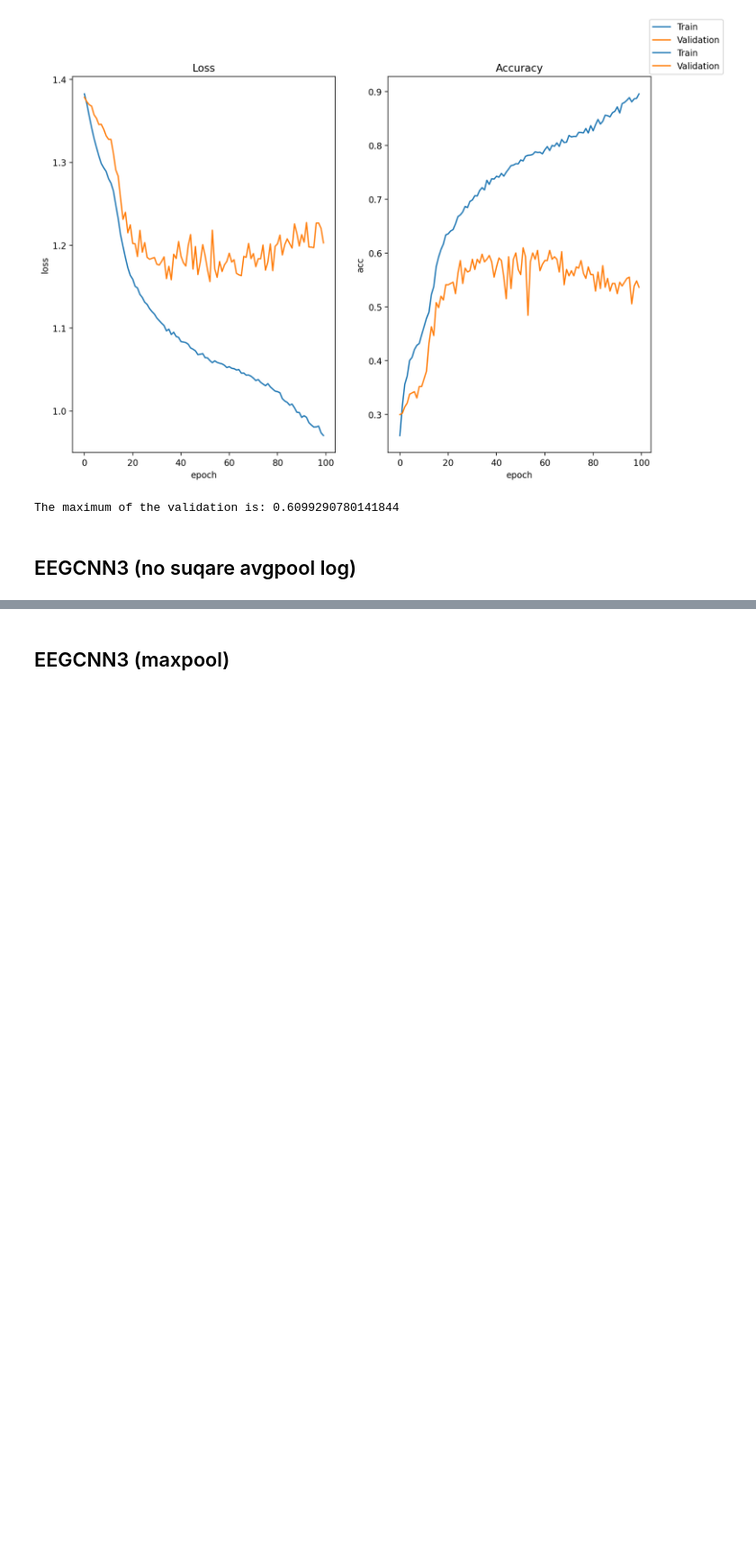
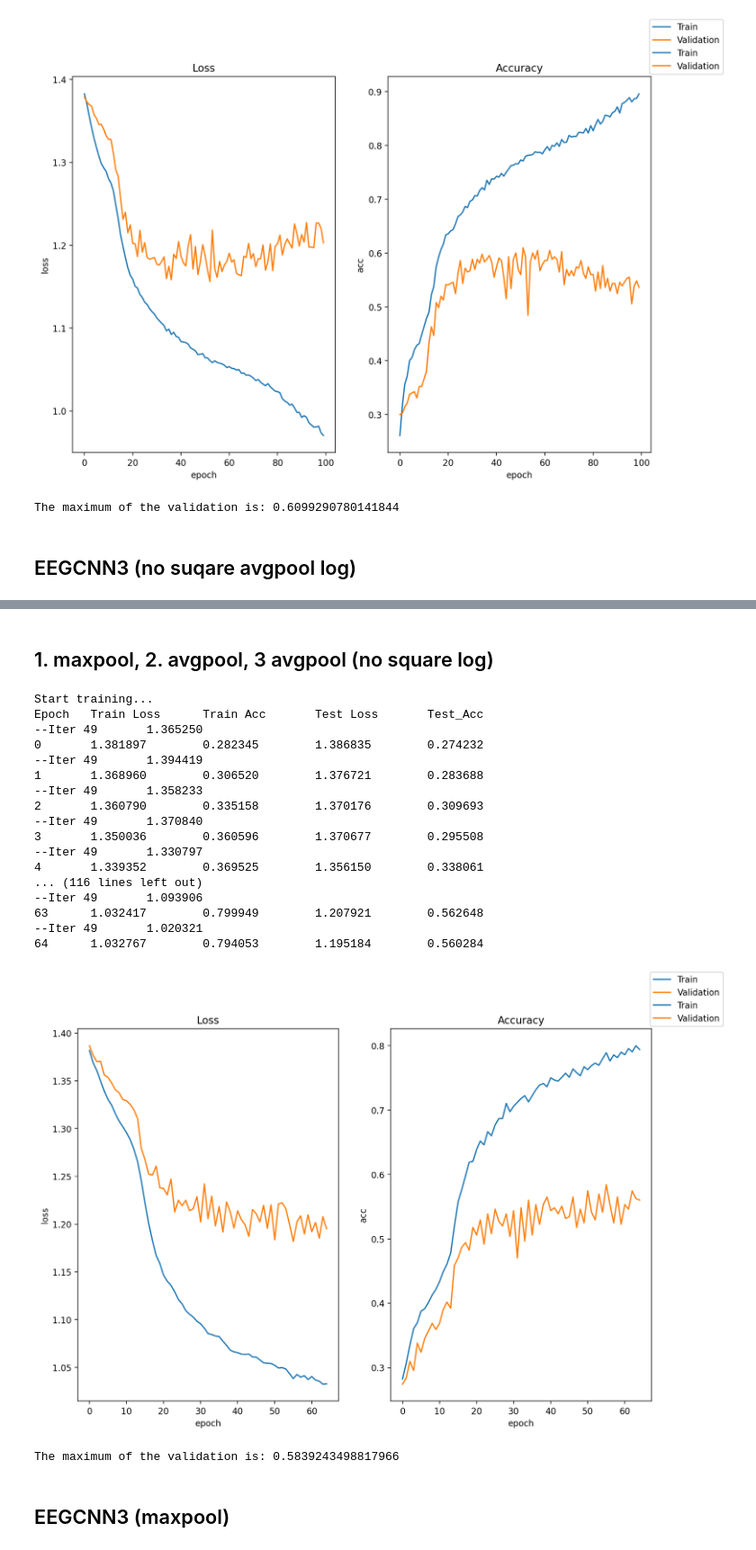
Before and after one commit to RX-0-95/EEG_Classification, a Jupyter notebook: CNN_dev.ipynb, the cells around one changed output, grey strips where cells are left out. Shown at 90% size. Drawn from its saved outputs; the diff is of its cells as text; code cells hidden in the pictures; blank space fills up the shorter version.

```diff
--- a/CNN_dev.ipynb
+++ b/CNN_dev.ipynb
@@ -264,2 +264,44 @@ The maximum of the validation is: 0.6288416075650118
+# %% [markdown]
+## 1. maxpool, 2. avgpool, 3 avgpool (no square log)
+# %%
+model = EEGCNNc3(1,4,activation='elu').to('cuda')
+options = {
+    'train_batch_size': 32,
+    'scheduler_patience': 80,
+    'weight_decay': 0.15,
+    'val_batch_size': 1,
+    'learning_rate': 1e-4,
+    'epoch_num': 65,
+    #'transform': 'shift_positive'
+}
+train_val_data = eeg_train_val_loader(
+    X_train_valid_dir, y_train_valid_dir)
+loss_fn = nn.CrossEntropyLoss()
+logs,_= train(model, options, loss_fn,
+        data_dir=X_train_valid_dir,
+        label_dir=y_train_valid_dir,
+        preload_gpu=True)
+max_val = np.max(logs['val_acc'])
+print('The maximum of the validation is: {}'.format(max_val))
+# %% [output]
+Start training...
+Epoch   Train Loss      Train Acc       Test Loss       Test_Acc
+--Iter 49       1.365250
+0       1.381897        0.282345        1.386835        0.274232
+--Iter 49       1.394419
+1       1.368960        0.306520        1.376721        0.283688
+--Iter 49       1.358233
+2       1.360790        0.335158        1.370176        0.309693
+--Iter 49       1.370840
+3       1.350036        0.360596        1.370677        0.295508
+--Iter 49       1.330797
+4       1.339352        0.369525        1.356150        0.338061
+... (116 lines left out)
+--Iter 49       1.093906
+63      1.032417        0.799949        1.207921        0.562648
+--Iter 49       1.020321
+64      1.032767        0.794053        1.195184        0.560284
+[figure, added]
+The maximum of the validation is: 0.5839243498817966
 # %% [markdown]
 ## EEGCNN3 (maxpool)
```
Also changed, not shown: parts of 13 cells of this notebook, 8 other files.
